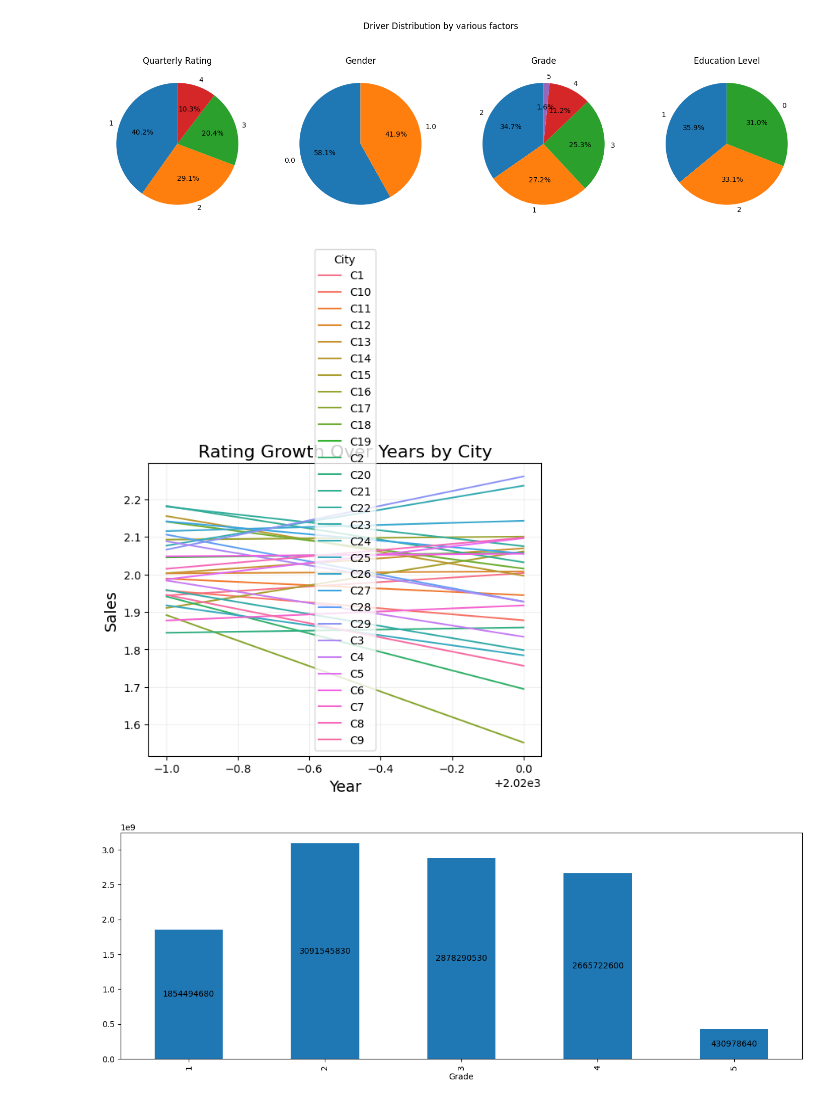
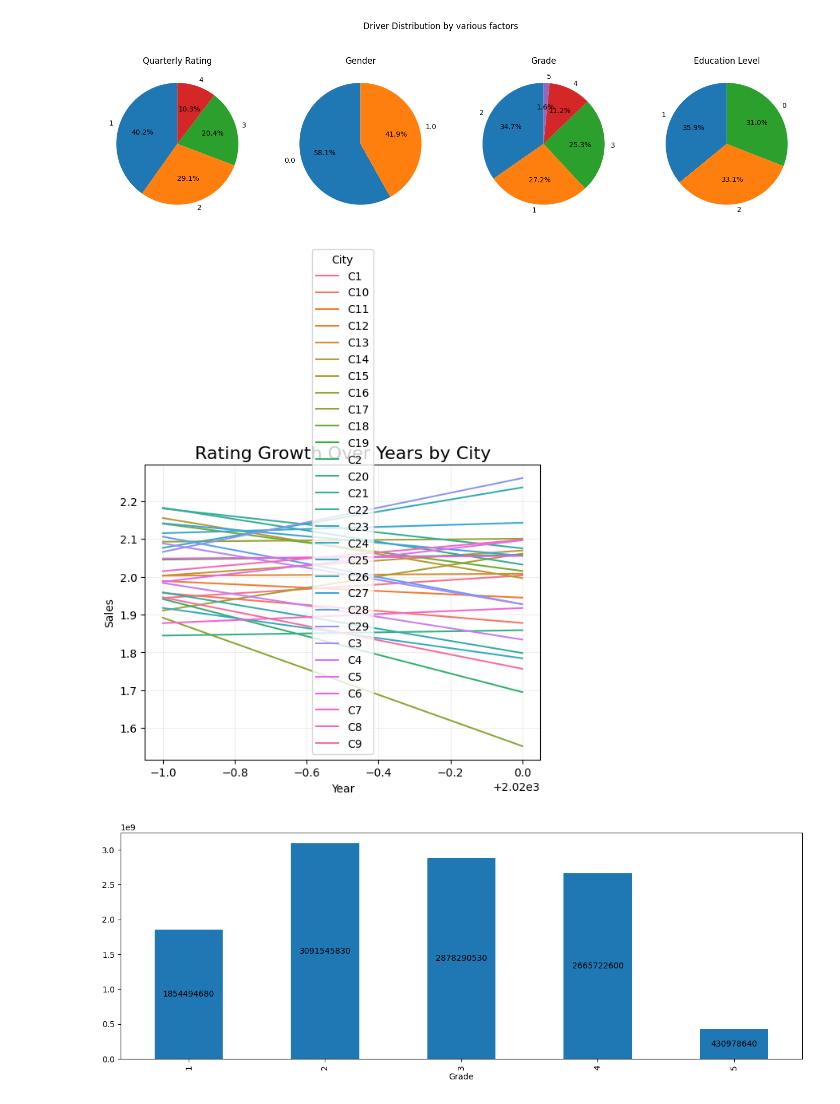
Before and after one commit to SanthoshKasam2104/ScalerCaseStudies, a Jupyter notebook: OLA_Ensemble_Learning_Santhosh_Kumar_Kasam.ipynb, the cells around one changed output. Saved outputs shown, nothing was run; the diff lists cells and outputs as text; code cells hidden in the pictures.

```diff
--- a/OLA_Ensemble_Learning_Santhosh_Kumar_Kasam.ipynb
+++ b/OLA_Ensemble_Learning_Santhosh_Kumar_Kasam.ipynb
@@ -207,13 +212,13 @@ plt.show()
 # %%
 df_rating_city_year = df.groupby(['City','Reporting_Year'])['Quarterly Rating'].mean().reset_index()
 sns.lineplot(data = df_rating_city_year, x = 'Reporting_Year', y = 'Quarterly Rating', hue = 'City',markers='o')
 plt.title('Rating Growth Over Years by City', fontsize=16)
-plt.xlabel('Year', fontsize=14)
-plt.ylabel('Sales', fontsize=14)
+plt.xlabel('Year', fontsize=10)
+plt.ylabel('Sales', fontsize=10)
 plt.grid(alpha=0.2)
 plt.show()
 # %% [output]
-[figure, old version]
+[figure, new version]
 # %%
 df_bus_value_grade = df.groupby('Grade')['Total Business Value'].sum().reset_index()
 bus_value_grade=df_bus_value_grade.plot(x="Grade",kind="bar", figsize = (15,5),legend = False)
```
Also changed, not shown: parts of 17 cells of this notebook.
